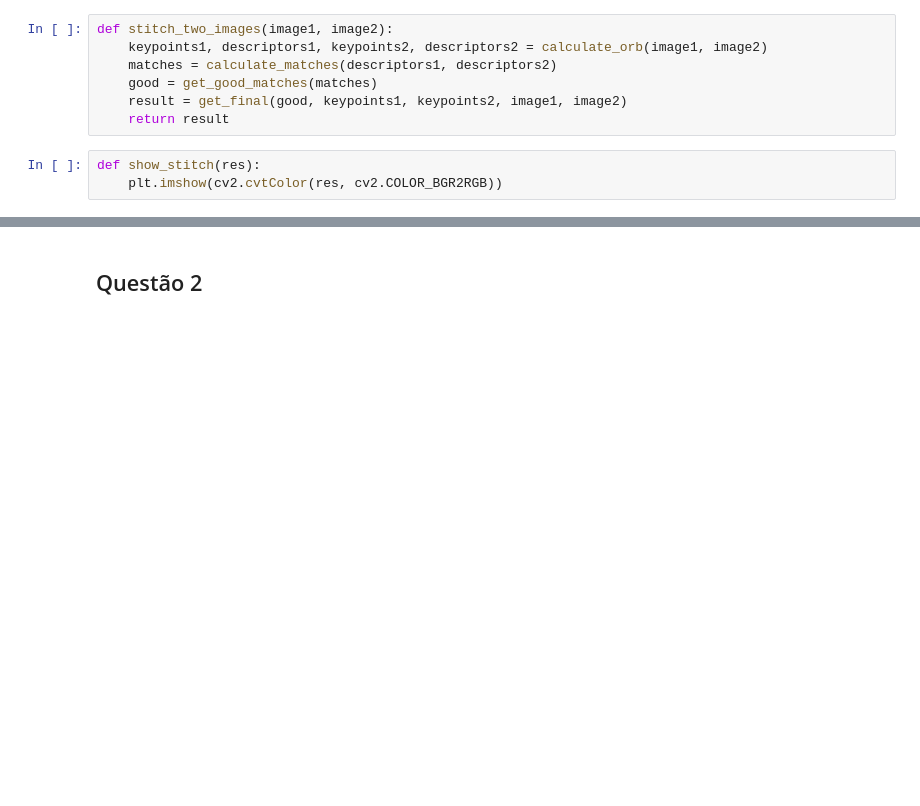
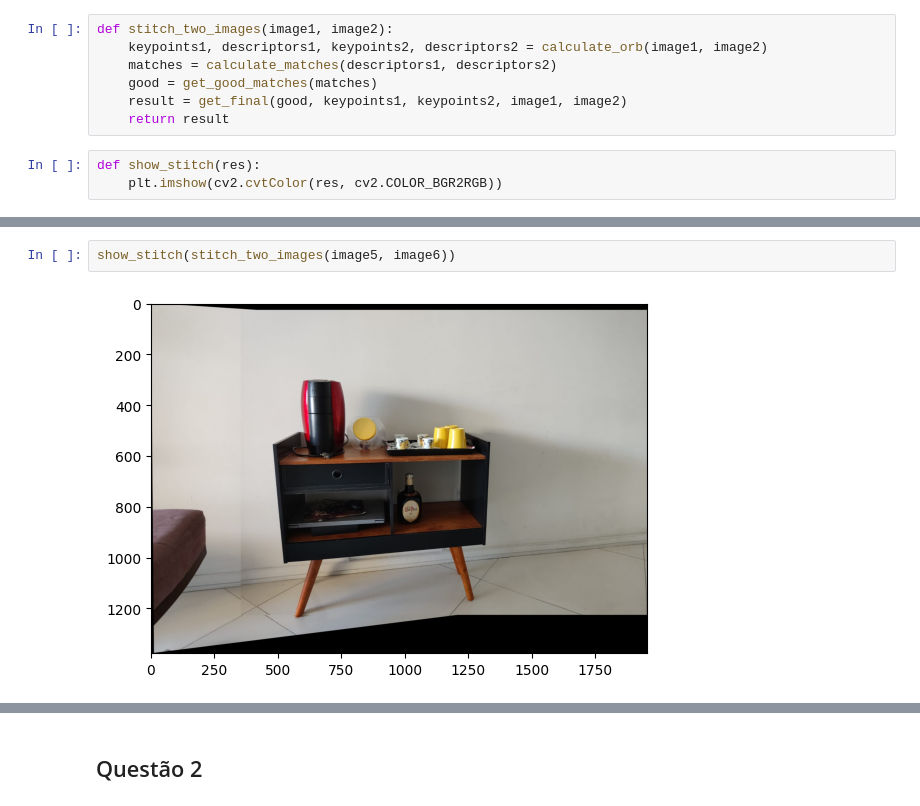
Before and after one commit to ghastcmd/computer-vision, a Jupyter notebook: list-3/lista3.ipynb, the cells around one changed output, grey strips where cells are left out. Saved outputs shown, nothing was run; the diff lists cells and outputs as text; blank space fills up the shorter version.

```diff
--- a/list-3/lista3.ipynb
+++ b/list-3/lista3.ipynb
@@ -257,0 +101,4 @@ show_stitch(stitch_two_images(image1, image2))
+# %%
+show_stitch(stitch_two_images(image5, image6))
+# %% [output]
+[figure, added]
```
Also changed, not shown: parts of 20 cells of this notebook.
